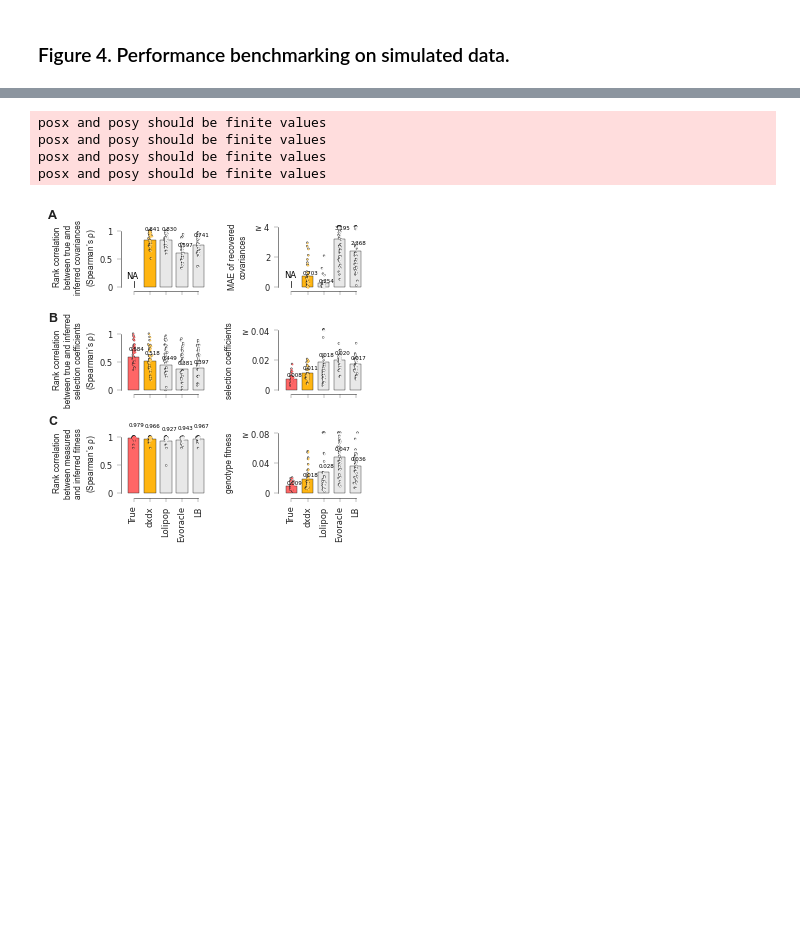
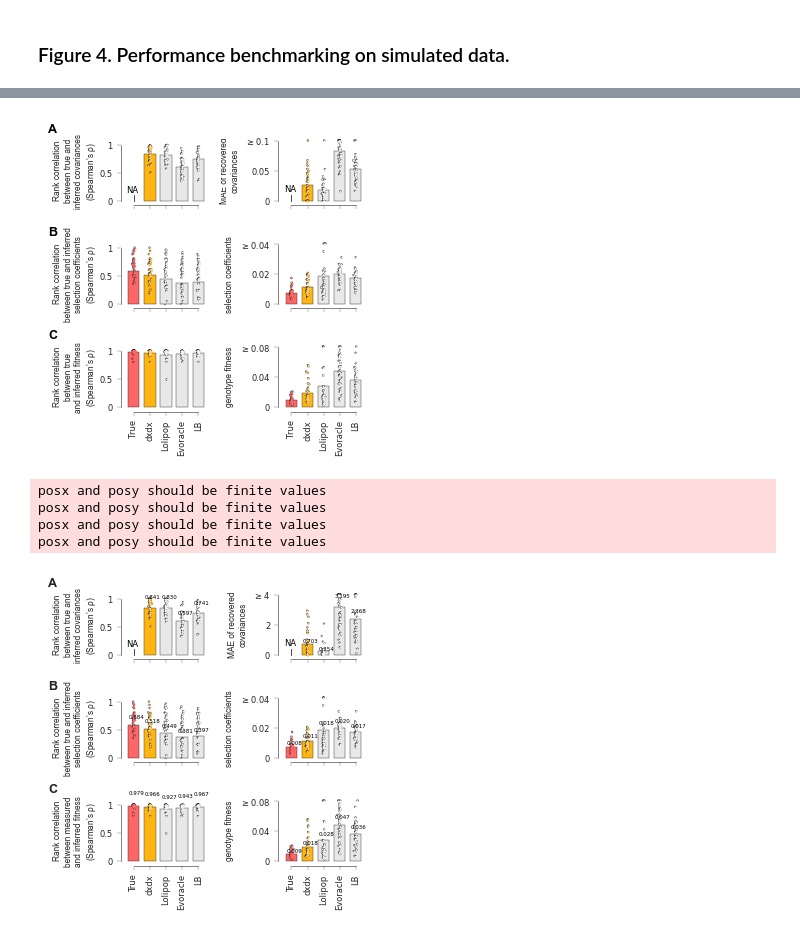
Before and after one commit to bartonlab/paper-clonal-dynamics, a Jupyter notebook: figures.ipynb, the cells around one changed output, grey strips where cells are left out. Drawn from its saved outputs; the diff is of its cells as text; code cells hidden in the pictures; blank space fills up the shorter version.

```diff
--- a/figures.ipynb
+++ b/figures.ipynb
@@ -172,3 +186,12 @@ FIG.plot_figure_performance_on_simulated_data(MAE_cov,
+# %%
+reload()
+FIG.plot_figure_performance_on_simulated_data(MAE_cov,
+    Spearmanr_cov, MAE_selection, Spearmanr_selection,
+    MAE_fitness=MAE_fitness, Spearmanr_fitness=Spearmanr_fitness, ymax_MAE_covariance=0.1,
+    two_columns=True, evaluate_fitness=True, method_list=FIG.METHODS[:-1],  # Excluding SL method
+    save_file=FIG_DIR + "/fig-perf-sim-true-new-corr.pdf")
+# %% [output]
+[figure, added]
 # %%
 # reload()
 # FIG.plot_figure_performance_on_simulated_data(MAE_cov,
```
Also changed, not shown: parts of 35 cells of this notebook, 1 other file.
